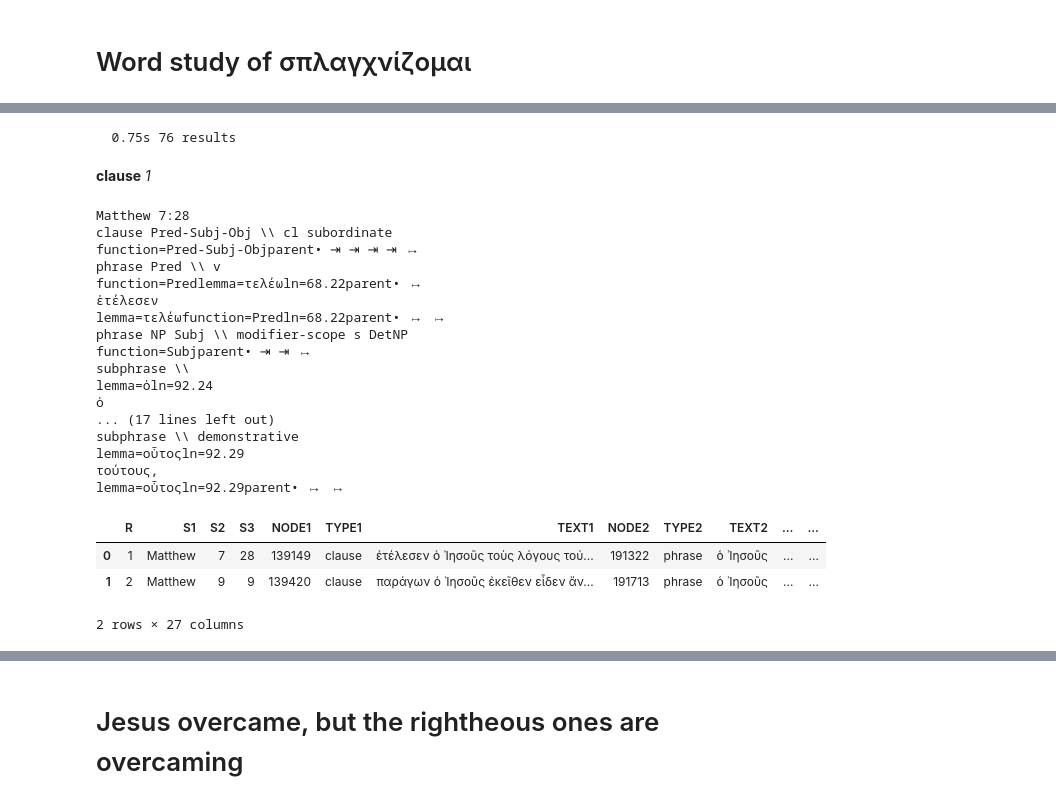
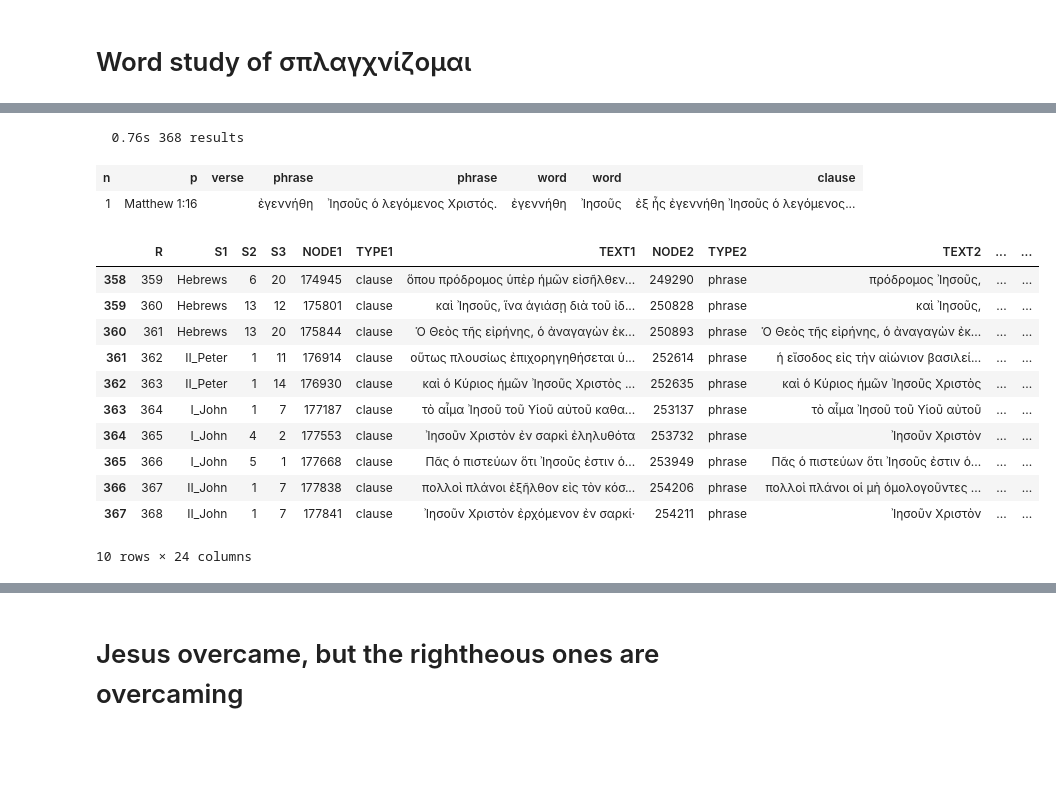
Before and after one commit to saulocantanhede/experiment, a Jupyter notebook: master_thesis.ipynb, the cells around one changed output, grey strips where cells are left out. Cells and saved outputs as stored; diff of their text form; code cells hidden in the pictures; blank space fills up the shorter version.

```diff
--- a/master_thesis.ipynb
+++ b/master_thesis.ipynb
@@ -261,31 +401,13 @@ c1:clause
     p1:phrase function=Subj
         w1:word lemma=Ἰησοῦς
     p2:phrase function=Pred
-        w2:word ln*
-    p3:phrase function=Objc
+        w2:word lemma* ln*
 
 c1 <parent- p1
 c1 <parent- p2
-c1 <parent- p3
 """)
-N1904.show(results, end=1, condensed=True, condenseType='clause')
+N1904.table(results, end=1, colorMap={4:'pink'})
 # %% [output]
-  0.75s 76 results
+  0.76s 368 results
-clause 1
-Matthew 7:28
-clause Pred-Subj-Obj \\ cl subordinate
-function=Pred-Subj-Objparent• ⇥ ⇥ ⇥ ⇥ ↦
-phrase Pred \\ v
-function=Predlemma=τελέωln=68.22parent• ↦
-ἐτέλεσεν
-lemma=τελέωfunction=Predln=68.22parent• ↦ ↦
-phrase NP Subj \\ modifier-scope s DetNP
-function=Subjparent• ⇥ ⇥ ↦
-subphrase \\
-lemma=ὁln=92.24
-ὁ
-... (17 lines left out)
-subphrase \\ demonstrative
-lemma=οὗτοςln=92.29
-τούτους,
-lemma=οὗτοςln=92.29parent• ↦ ↦
+| n | p | verse | phrase | phrase | word | word | clause |
+| 1 | Matthew 1:16 |  | ἐγεννήθη | Ἰησοῦς ὁ λεγόμενος Χριστός. | ἐγεννήθη | Ἰησοῦς | ἐξ ἧς ἐγεννήθη Ἰησοῦς ὁ λεγόμενος... |
@@ -301,8 +422,16 @@ from matplotlib.pyplot import figure
 # %%
 NTresults=pd.read_csv('~/Downloads/XML-nestle1904/programs/subject.tsv', delimiter='\t', encoding='utf-16')
-NTresults.head(2)
+NTresults.tail(10)
 # %% [output]
 |  | R | S1 | S2 | S3 | NODE1 | TYPE1 | TEXT1 | NODE2 | TYPE2 | TEXT2 | ... | ... |
-| 0 | 1 | Matthew | 7 | 28 | 139149 | clause | ἐτέλεσεν ὁ Ἰησοῦς τοὺς λόγους τού... | 191322 | phrase | ὁ Ἰησοῦς | ... | ... |
-| 1 | 2 | Matthew | 9 | 9 | 139420 | clause | παράγων ὁ Ἰησοῦς ἐκεῖθεν εἶδεν ἄν... | 191713 | phrase | ὁ Ἰησοῦς | ... | ... |
+| 358 | 359 | Hebrews | 6 | 20 | 174945 | clause | ὅπου πρόδρομος ὑπὲρ ἡμῶν εἰσῆλθεν... | 249290 | phrase | πρόδρομος Ἰησοῦς, | ... | ... |
+| 359 | 360 | Hebrews | 13 | 12 | 175801 | clause | καὶ Ἰησοῦς, ἵνα ἁγιάσῃ διὰ τοῦ ἰδ... | 250828 | phrase | καὶ Ἰησοῦς, | ... | ... |
+| 360 | 361 | Hebrews | 13 | 20 | 175844 | clause | Ὁ Θεὸς τῆς εἰρήνης, ὁ ἀναγαγὼν ἐκ... | 250893 | phrase | Ὁ Θεὸς τῆς εἰρήνης, ὁ ἀναγαγὼν ἐκ... | ... | ... |
+| 361 | 362 | II_Peter | 1 | 11 | 176914 | clause | οὕτως πλουσίως ἐπιχορηγηθήσεται ὑ... | 252614 | phrase | ἡ εἴσοδος εἰς τὴν αἰώνιον βασιλεί... | ... | ... |
+| 362 | 363 | II_Peter | 1 | 14 | 176930 | clause | καὶ ὁ Κύριος ἡμῶν Ἰησοῦς Χριστὸς ... | 252635 | phrase | καὶ ὁ Κύριος ἡμῶν Ἰησοῦς Χριστὸς | ... | ... |
+| 363 | 364 | I_John | 1 | 7 | 177187 | clause | τὸ αἷμα Ἰησοῦ τοῦ Υἱοῦ αὐτοῦ καθα... | 253137 | phrase | τὸ αἷμα Ἰησοῦ τοῦ Υἱοῦ αὐτοῦ | ... | ... |
+| 364 | 365 | I_John | 4 | 2 | 177553 | clause | Ἰησοῦν Χριστὸν ἐν σαρκὶ ἐληλυθότα | 253732 | phrase | Ἰησοῦν Χριστὸν | ... | ... |
+| 365 | 366 | I_John | 5 | 1 | 177668 | clause | Πᾶς ὁ πιστεύων ὅτι Ἰησοῦς ἐστιν ὁ... | 253949 | phrase | Πᾶς ὁ πιστεύων ὅτι Ἰησοῦς ἐστιν ὁ... | ... | ... |
+| 366 | 367 | II_John | 1 | 7 | 177838 | clause | πολλοὶ πλάνοι ἐξῆλθον εἰς τὸν κόσ... | 254206 | phrase | πολλοὶ πλάνοι οἱ μὴ ὁμολογοῦντες ... | ... | ... |
+| 367 | 368 | II_John | 1 | 7 | 177841 | clause | Ἰησοῦν Χριστὸν ἐρχόμενον ἐν σαρκί· | 254211 | phrase | Ἰησοῦν Χριστὸν | ... | ... |
-2 rows × 27 columns
+10 rows × 24 columns
```
Also changed, not shown: parts of 61 cells of this notebook.
